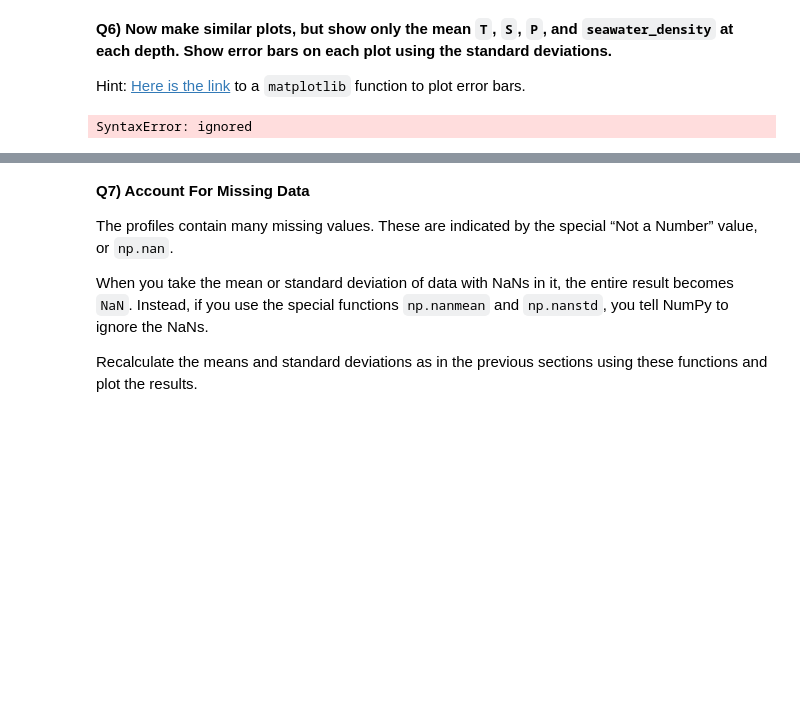
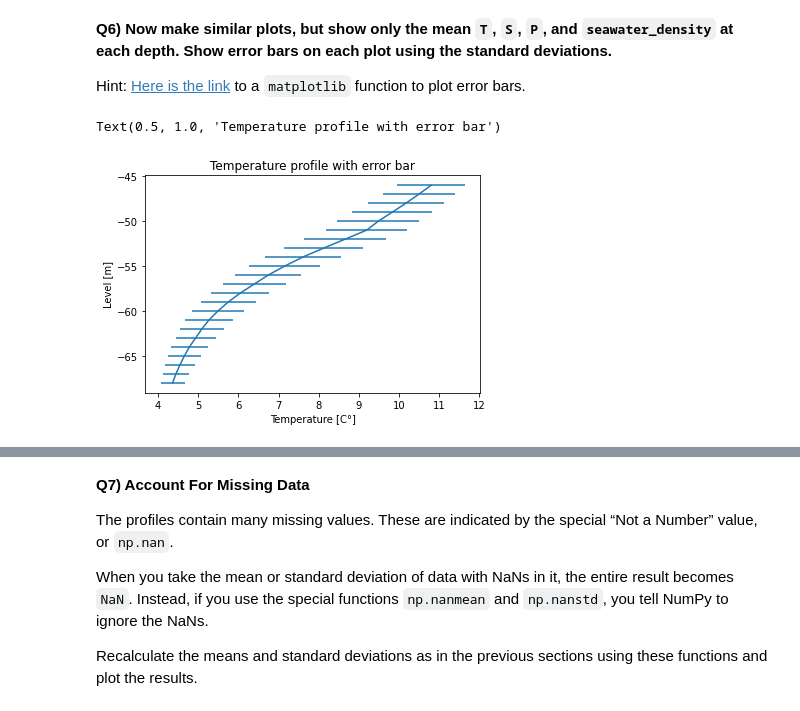
Before and after one commit to JerKeller/2022_ML_Earth_Env_Sci, a Jupyter notebook: S1_2_Numpy.ipynb, the cells around one changed output, grey strips where cells are left out. Saved outputs shown, nothing was run; the diff lists cells and outputs as text; code cells hidden in the pictures; blank space fills up the shorter version.

```diff
--- a/S1_2_Numpy.ipynb
+++ b/S1_2_Numpy.ipynb
@@ -626,12 +629,12 @@ std_sdens = np.std(seawater_density,axis=1)
 Hint: [Here is the link](https://matplotlib.org/3.1.1/api/_as_gen/matplotlib.pyplot.errorbar.html) to a `matplotlib` function to plot error bars.
 # %%
 # Plot 1
-plt.plot(mean_temp, -level, label='Mean temperature'
-plt.errorbar(std_temp, -level, label='Stardard deviation')
+plt.errorbar(mean_temp, -level, xerr=std_temp)
 plt.xlabel('Temperature [C°]')
 plt.ylabel('Level [m]')
 plt.title('Temperature profile with error bar')
 # %% [output]
-SyntaxError: ignored
+Text(0.5, 1.0, 'Temperature profile with error bar')
+[figure, added]
 # %%
 # Plot 2
```
Also changed, not shown: parts of 12 cells of this notebook.
